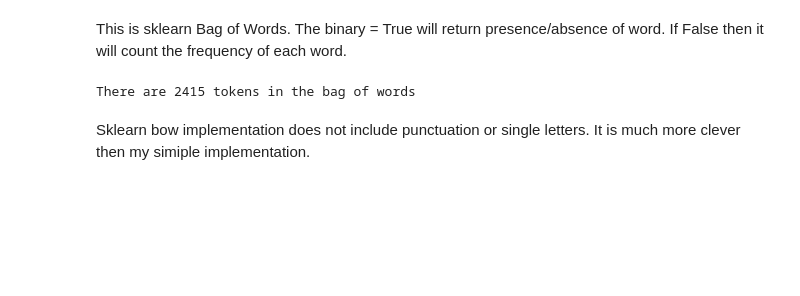
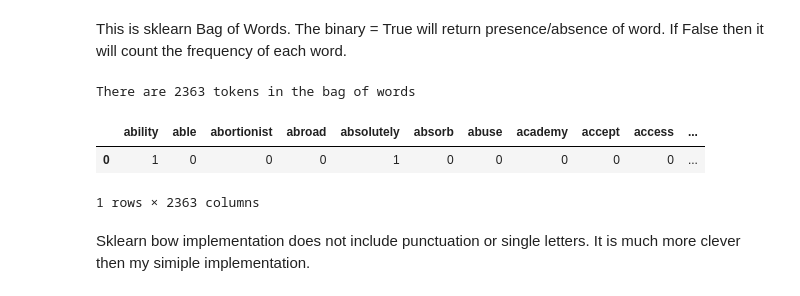
Before and after one commit to datalass1/30-days-of-NLP, a Jupyter notebook: notebooks/20210921-bbc_text_classification.ipynb, the cells around one changed output. Saved outputs shown, nothing was run; the diff lists cells and outputs as text; code cells hidden in the pictures; blank space fills up the shorter version.

```diff
--- a/notebooks/20210921-bbc_text_classification.ipynb
+++ b/notebooks/20210921-bbc_text_classification.ipynb
@@ -412,12 +424,16 @@ This is sklearn Bag of Words. The binary = True will return presence/absence of
 # %%
 from sklearn.feature_extraction.text import CountVectorizer
 count_vect = CountVectorizer(binary=True)
-bow_rep = count_vect.fit_transform(test['text'])
+bow_rep = count_vect.fit_transform(test['text'].astype(str))
 # create dataframe
 df_bow = pd.DataFrame(bow_rep.toarray(), columns=count_vect.get_feature_names())
 print(f'There are {len(df_bow.columns)} tokens in the bag of words')
+df_bow.head(1)
 # %% [output]
-There are 2415 tokens in the bag of words
+There are 2363 tokens in the bag of words
+|  | ability | able | abortionist | abroad | absolutely | absorb | abuse | academy | accept | access | ... |
+| 0 | 1 | 0 | 0 | 0 | 1 | 0 | 0 | 0 | 0 | 0 | ... |
+1 rows × 2363 columns
 # %% [markdown]
 Sklearn bow implementation does not include punctuation or single letters. It is much more clever then my simiple implementation.
 # %%
```
Also changed, not shown: parts of 16 cells of this notebook.
